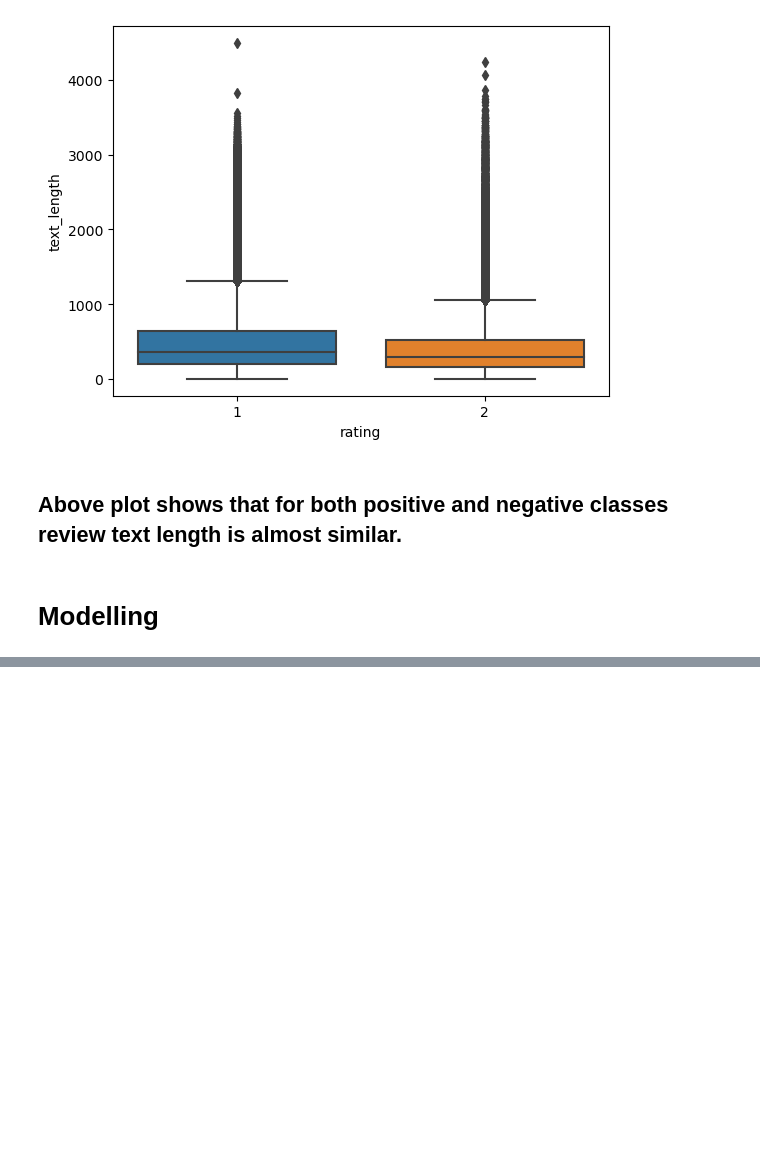
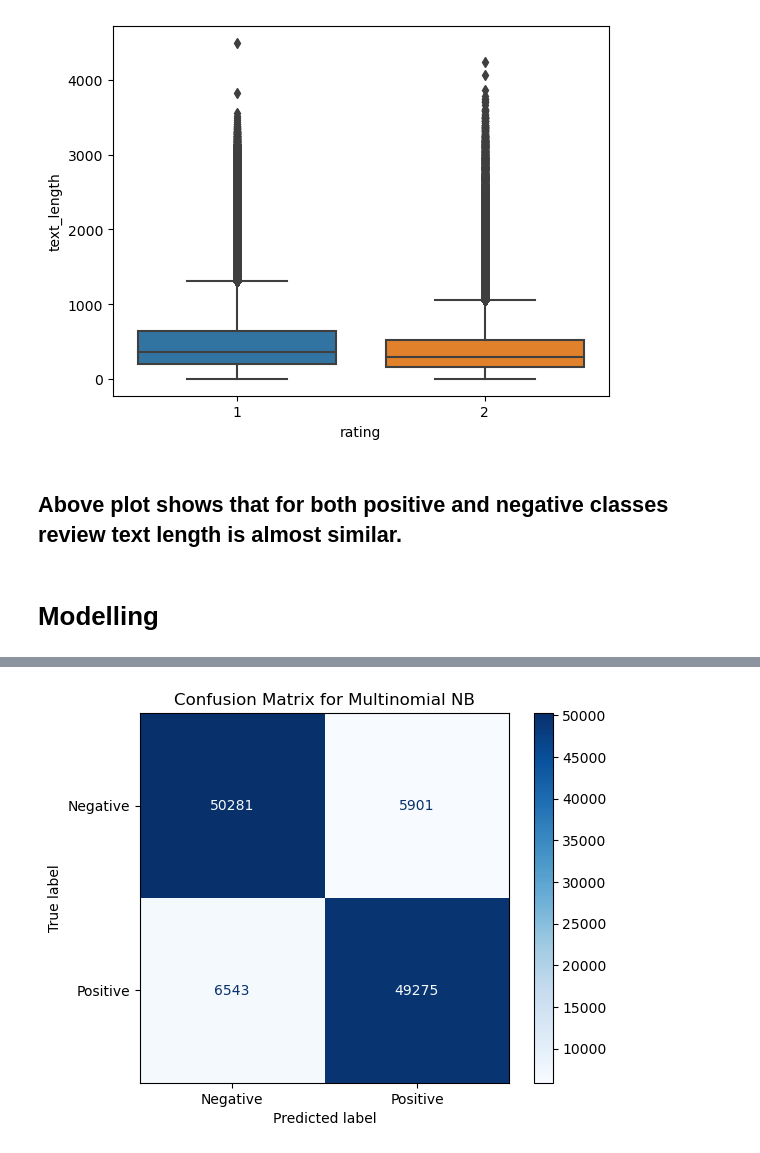
Before and after one commit to ddurgoji/yelp-reviews-capstone-project-ucb-ml-ai, a Jupyter notebook: yelp-reviews-capstone-ucb-mlai.ipynb, the cells around one changed output, grey strips where cells are left out. Drawn from its saved outputs; the diff is of its cells as text; code cells hidden in the pictures; blank space fills up the shorter version.

```diff
--- a/yelp-reviews-capstone-ucb-mlai.ipynb
+++ b/yelp-reviews-capstone-ucb-mlai.ipynb
@@ -1004,8 +501,0 @@ rfc_grid.best_params_
-# %%
-model = rfc_grid.best_estimator_
-print("Train Accuracy  : {:.2f} %".format(accuracy_score(model.predict(X_train), y_train)*100))
-print("Test Accuracy   : {:.2f} %".format(accuracy_score(model.predict(X_valid), y_valid)*100))
-print("Precision       : {:.2f} %".format(precision_score(model.predict(X_valid), y_valid)*100))
-print("Recall          : {:.2f} %".format(recall_score(model.predict(X_valid), y_valid)*100))
-
-rfc_grid_score = accuracy_score(model.predict(X_valid), y_valid)*100
@@ -1103,8 +501,0 @@ abc_grid.best_params_
-# %%
-model = abc_grid.best_estimator_
-print("Train Accuracy  : {:.2f} %".format(accuracy_score(model.predict(X_train), y_train)*100))
-print("Test Accuracy   : {:.2f} %".format(accuracy_score(model.predict(X_valid), y_valid)*100))
-print("Precision       : {:.2f} %".format(precision_score(model.predict(X_valid), y_valid)*100))
-print("Recall          : {:.2f} %".format(recall_score(model.predict(X_valid), y_valid)*100))
-
-abc_grid_score = accuracy_score(model.predict(X_valid), y_valid)*100
@@ -1157,0 +876,25 @@ results
+# %%
+def evaluation(model, title):
+    """Function to evaluate performance of a model
+    """
+    train_predict = model.predict(X_train)
+    valid_predict = model.predict(X_valid)
+    training_accuracy = accuracy_score(train_predict, y_train)*100
+    test_accuracy = accuracy_score(valid_predict, y_valid)*100
+    precision = precision_score(valid_predict, y_valid)*100
+    recall = recall_score(valid_predict, y_valid)*100
+
+    # Generate Confusion matrix
+    cm = confusion_matrix(y_valid, model.predict(X_valid))
+    disp = ConfusionMatrixDisplay(cm, display_labels=["Negative","Positive"])
+    disp.plot(cmap="Blues", values_format='')
+    plt.title(f"Confusion Matrix for {title}")
+    plt.show()
+    return training_accuracy, test_accuracy, precision, recall
+# %%
+mnb_training_score, mnb_test_score, mnb_precision, mnb_recall = evaluation(
+    mnb_grid.best_estimator_,
+    "Multinomial NB"
+)
+# %% [output]
+[figure, added]
```
Also changed, not shown: parts of 46 cells of this notebook, 3 other files.
